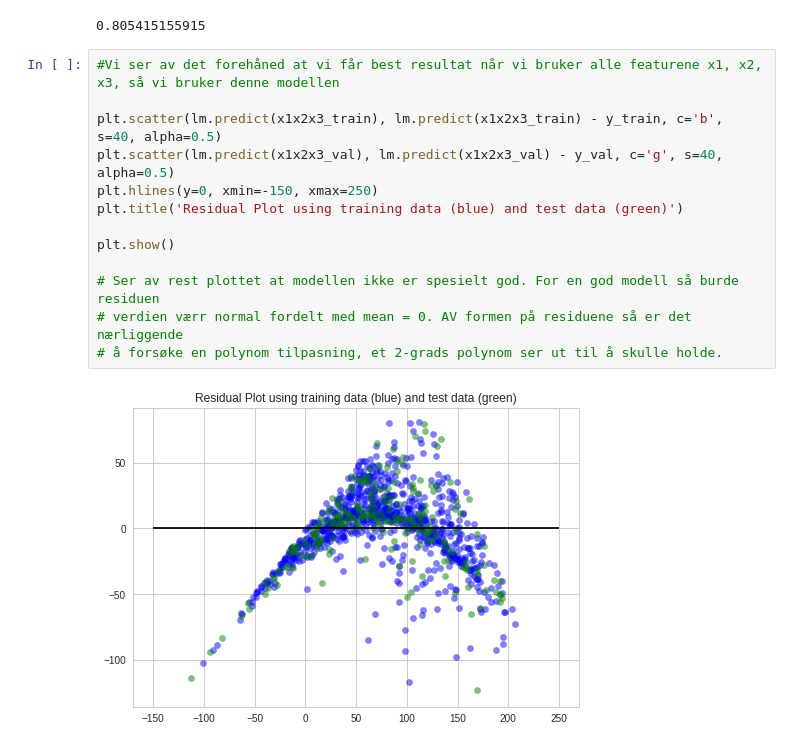
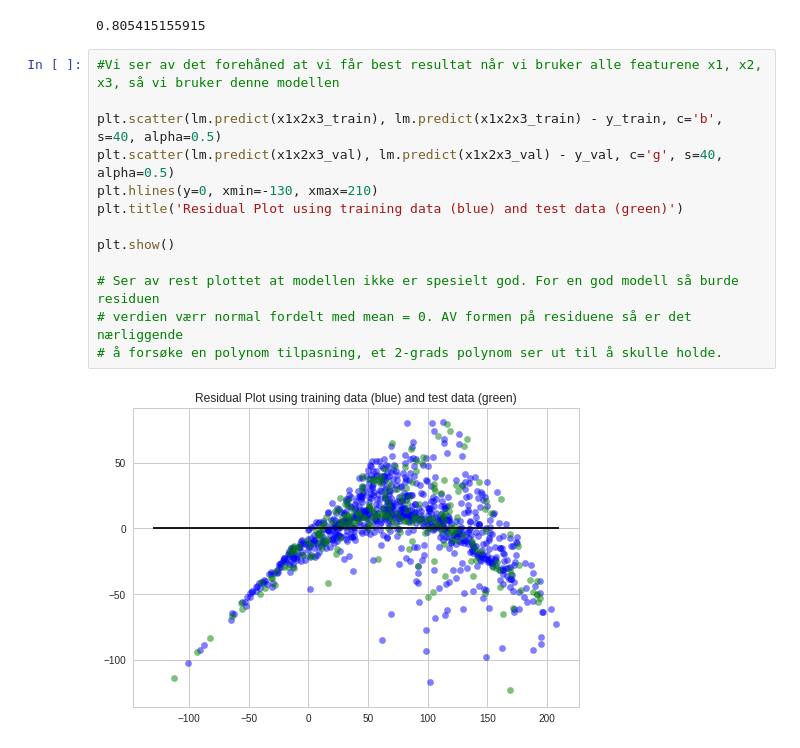
Before and after one commit to perthi/deep-learning, a Jupyter notebook: may.12th.ipynb, the cells around one changed output. Cells and saved outputs as stored; diff of their text form.

```diff
--- a/may.12th.ipynb
+++ b/may.12th.ipynb
@@ -118,18 +118,18 @@ print ( lm.score(x1x2x3_train, y_train) )
 # %%
 #Vi ser av det forehåned at vi får best resultat når vi bruker alle featurene x1, x2, x3, så vi bruker denne modellen
 
 plt.scatter(lm.predict(x1x2x3_train), lm.predict(x1x2x3_train) - y_train, c='b', s=40, alpha=0.5)
 plt.scatter(lm.predict(x1x2x3_val), lm.predict(x1x2x3_val) - y_val, c='g', s=40, alpha=0.5)
-plt.hlines(y=0, xmin=-150, xmax=250)
+plt.hlines(y=0, xmin=-130, xmax=210)
 plt.title('Residual Plot using training data (blue) and test data (green)')
 
 plt.show()
 
 # Ser av rest plottet at modellen ikke er spesielt god. For en god modell så burde residuen
 # verdien værr normal fordelt med mean = 0. AV formen på residuene så er det nærliggende
 # å forsøke en polynom tilpasning, et 2-grads polynom ser ut til å skulle holde.
 # %% [output]
-[figure, old version]
+[figure, new version]
 # %%
 lm.fit(x1x2_train,y_train)
 print ( lm.score(x1x2_train, y_train) )
```
Also changed, not shown: parts of 11 cells of this notebook.
